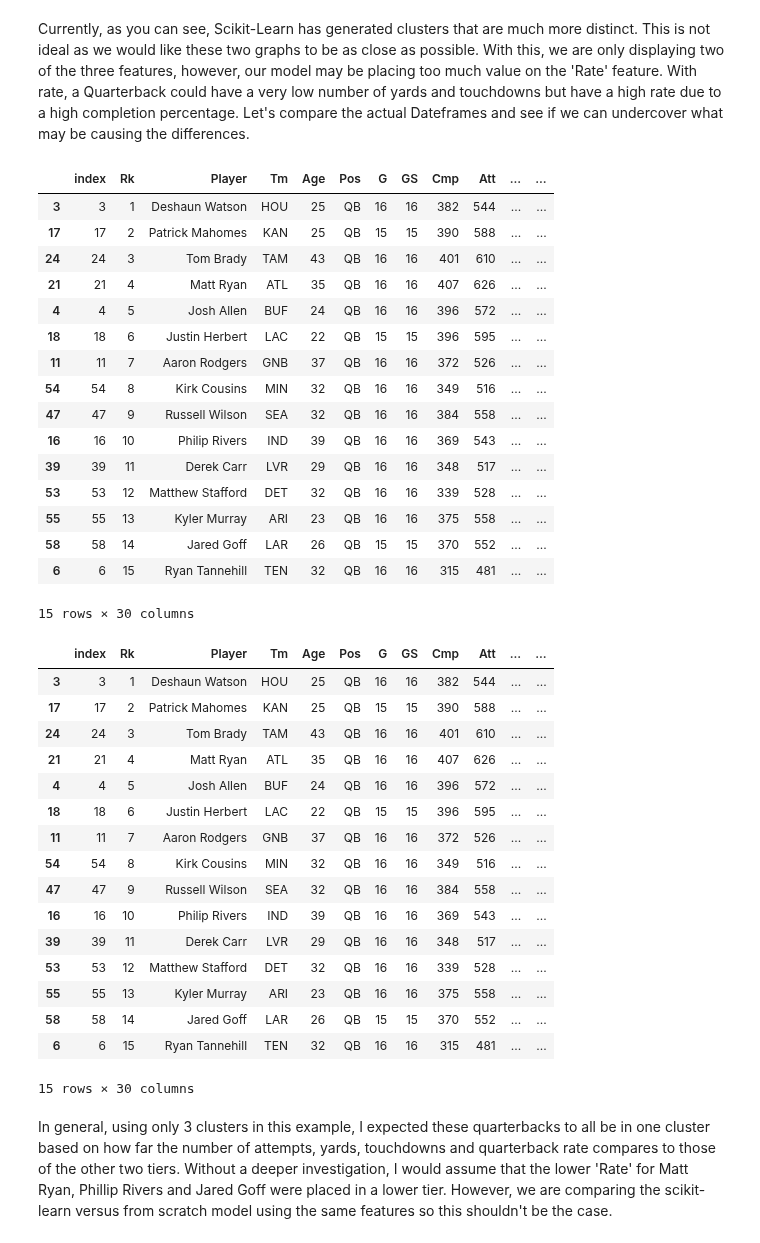
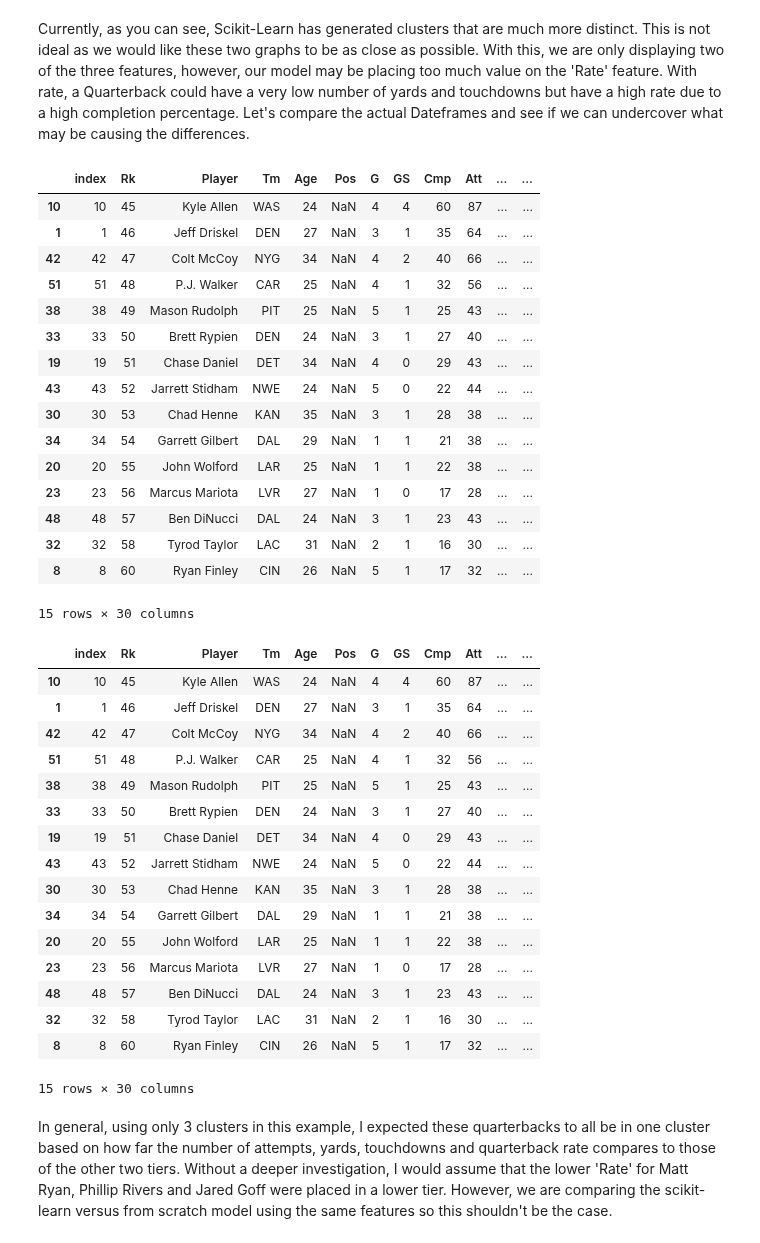
Before and after one commit to MatthewJohnson07/CS334-FinalProject, a Jupyter notebook: Gaussian Mixture Clustering Football Tiers.ipynb, the cells around one changed output. Drawn from its saved outputs; the diff is of its cells as text; code cells hidden in the pictures.

```diff
--- a/Gaussian Mixture Clustering Football Tiers.ipynb
+++ b/Gaussian Mixture Clustering Football Tiers.ipynb
@@ -429,44 +432,44 @@ plt.show()
 # %% [markdown]
 Currently, as you can see, Scikit-Learn has generated clusters that are much more distinct. This is not ideal as we would like these two graphs to be as close as possible. With this, we are only displaying two of the three features, however, our model may be placing too much value on the 'Rate' feature. With rate, a Quarterback could have a very low number of yards and touchdowns but have a high rate due to a high completion percentage. Let's compare the actual Dateframes and see if we can undercover what may be causing the differences.
 # %%
-scikit_qbs.sort_values(by = 'Rk').head(15)
+scikit_qbs.sort_values(by = 'Rk').tail(15)
 # %% [output]
 |  | index | Rk | Player | Tm | Age | Pos | G | GS | Cmp | Att | ... | ... |
-| 3 | 3 | 1 | Deshaun Watson | HOU | 25 | QB | 16 | 16 | 382 | 544 | ... | ... |
-| 17 | 17 | 2 | Patrick Mahomes | KAN | 25 | QB | 15 | 15 | 390 | 588 | ... | ... |
-| 24 | 24 | 3 | Tom Brady | TAM | 43 | QB | 16 | 16 | 401 | 610 | ... | ... |
-| 21 | 21 | 4 | Matt Ryan | ATL | 35 | QB | 16 | 16 | 407 | 626 | ... | ... |
-| 4 | 4 | 5 | Josh Allen | BUF | 24 | QB | 16 | 16 | 396 | 572 | ... | ... |
-| 18 | 18 | 6 | Justin Herbert | LAC | 22 | QB | 15 | 15 | 396 | 595 | ... | ... |
-| 11 | 11 | 7 | Aaron Rodgers | GNB | 37 | QB | 16 | 16 | 372 | 526 | ... | ... |
-| 54 | 54 | 8 | Kirk Cousins | MIN | 32 | QB | 16 | 16 | 349 | 516 | ... | ... |
-| 47 | 47 | 9 | Russell Wilson | SEA | 32 | QB | 16 | 16 | 384 | 558 | ... | ... |
-| 16 | 16 | 10 | Philip Rivers | IND | 39 | QB | 16 | 16 | 369 | 543 | ... | ... |
-| 39 | 39 | 11 | Derek Carr | LVR | 29 | QB | 16 | 16 | 348 | 517 | ... | ... |
-| 53 | 53 | 12 | Matthew Stafford | DET | 32 | QB | 16 | 16 | 339 | 528 | ... | ... |
-| 55 | 55 | 13 | Kyler Murray | ARI | 23 | QB | 16 | 16 | 375 | 558 | ... | ... |
-| 58 | 58 | 14 | Jared Goff | LAR | 26 | QB | 15 | 15 | 370 | 552 | ... | ... |
-| 6 | 6 | 15 | Ryan Tannehill | TEN | 32 | QB | 16 | 16 | 315 | 481 | ... | ... |
+| 10 | 10 | 45 | Kyle Allen | WAS | 24 | NaN | 4 | 4 | 60 | 87 | ... | ... |
+| 1 | 1 | 46 | Jeff Driskel | DEN | 27 | NaN | 3 | 1 | 35 | 64 | ... | ... |
+| 42 | 42 | 47 | Colt McCoy | NYG | 34 | NaN | 4 | 2 | 40 | 66 | ... | ... |
+| 51 | 51 | 48 | P.J. Walker | CAR | 25 | NaN | 4 | 1 | 32 | 56 | ... | ... |
+| 38 | 38 | 49 | Mason Rudolph | PIT | 25 | NaN | 5 | 1 | 25 | 43 | ... | ... |
+| 33 | 33 | 50 | Brett Rypien | DEN | 24 | NaN | 3 | 1 | 27 | 40 | ... | ... |
+| 19 | 19 | 51 | Chase Daniel | DET | 34 | NaN | 4 | 0 | 29 | 43 | ... | ... |
+| 43 | 43 | 52 | Jarrett Stidham | NWE | 24 | NaN | 5 | 0 | 22 | 44 | ... | ... |
+| 30 | 30 | 53 | Chad Henne | KAN | 35 | NaN | 3 | 1 | 28 | 38 | ... | ... |
+| 34 | 34 | 54 | Garrett Gilbert | DAL | 29 | NaN | 1 | 1 | 21 | 38 | ... | ... |
+| 20 | 20 | 55 | John Wolford | LAR | 25 | NaN | 1 | 1 | 22 | 38 | ... | ... |
+| 23 | 23 | 56 | Marcus Mariota | LVR | 27 | NaN | 1 | 0 | 17 | 28 | ... | ... |
+| 48 | 48 | 57 | Ben DiNucci | DAL | 24 | NaN | 3 | 1 | 23 | 43 | ... | ... |
+| 32 | 32 | 58 | Tyrod Taylor | LAC | 31 | NaN | 2 | 1 | 16 | 30 | ... | ... |
+| 8 | 8 | 60 | Ryan Finley | CIN | 26 | NaN | 5 | 1 | 17 | 32 | ... | ... |
 15 rows × 30 columns
 # %%
-new_qbs.sort_values(by = 'Rk').head(15)
+new_qbs.sort_values(by = 'Rk').tail(15)
 # %% [output]
 |  | index | Rk | Player | Tm | Age | Pos | G | GS | Cmp | Att | ... | ... |
-| 3 | 3 | 1 | Deshaun Watson | HOU | 25 | QB | 16 | 16 | 382 | 544 | ... | ... |
-| 17 | 17 | 2 | Patrick Mahomes | KAN | 25 | QB | 15 | 15 | 390 | 588 | ... | ... |
-| 24 | 24 | 3 | Tom Brady | TAM | 43 | QB | 16 | 16 | 401 | 610 | ... | ... |
-| 21 | 21 | 4 | Matt Ryan | ATL | 35 | QB | 16 | 16 | 407 | 626 | ... | ... |
-| 4 | 4 | 5 | Josh Allen | BUF | 24 | QB | 16 | 16 | 396 | 572 | ... | ... |
-| 18 | 18 | 6 | Justin Herbert | LAC | 22 | QB | 15 | 15 | 396 | 595 | ... | ... |
-| 11 | 11 | 7 | Aaron Rodgers | GNB | 37 | QB | 16 | 16 | 372 | 526 | ... | ... |
-| 54 | 54 | 8 | Kirk Cousins | MIN | 32 | QB | 16 | 16 | 349 | 516 | ... | ... |
-| 47 | 47 | 9 | Russell Wilson | SEA | 32 | QB | 16 | 16 | 384 | 558 | ... | ... |
-| 16 | 16 | 10 | Philip Rivers | IND | 39 | QB | 16 | 16 | 369 | 543 | ... | ... |
-| 39 | 39 | 11 | Derek Carr | LVR | 29 | QB | 16 | 16 | 348 | 517 | ... | ... |
-| 53 | 53 | 12 | Matthew Stafford | DET | 32 | QB | 16 | 16 | 339 | 528 | ... | ... |
-| 55 | 55 | 13 | Kyler Murray | ARI | 23 | QB | 16 | 16 | 375 | 558 | ... | ... |
-| 58 | 58 | 14 | Jared Goff | LAR | 26 | QB | 15 | 15 | 370 | 552 | ... | ... |
-| 6 | 6 | 15 | Ryan Tannehill | TEN | 32 | QB | 16 | 16 | 315 | 481 | ... | ... |
+| 10 | 10 | 45 | Kyle Allen | WAS | 24 | NaN | 4 | 4 | 60 | 87 | ... | ... |
+| 1 | 1 | 46 | Jeff Driskel | DEN | 27 | NaN | 3 | 1 | 35 | 64 | ... | ... |
+| 42 | 42 | 47 | Colt McCoy | NYG | 34 | NaN | 4 | 2 | 40 | 66 | ... | ... |
+| 51 | 51 | 48 | P.J. Walker | CAR | 25 | NaN | 4 | 1 | 32 | 56 | ... | ... |
+| 38 | 38 | 49 | Mason Rudolph | PIT | 25 | NaN | 5 | 1 | 25 | 43 | ... | ... |
+| 33 | 33 | 50 | Brett Rypien | DEN | 24 | NaN | 3 | 1 | 27 | 40 | ... | ... |
+| 19 | 19 | 51 | Chase Daniel | DET | 34 | NaN | 4 | 0 | 29 | 43 | ... | ... |
+| 43 | 43 | 52 | Jarrett Stidham | NWE | 24 | NaN | 5 | 0 | 22 | 44 | ... | ... |
+| 30 | 30 | 53 | Chad Henne | KAN | 35 | NaN | 3 | 1 | 28 | 38 | ... | ... |
+| 34 | 34 | 54 | Garrett Gilbert | DAL | 29 | NaN | 1 | 1 | 21 | 38 | ... | ... |
+| 20 | 20 | 55 | John Wolford | LAR | 25 | NaN | 1 | 1 | 22 | 38 | ... | ... |
+| 23 | 23 | 56 | Marcus Mariota | LVR | 27 | NaN | 1 | 0 | 17 | 28 | ... | ... |
+| 48 | 48 | 57 | Ben DiNucci | DAL | 24 | NaN | 3 | 1 | 23 | 43 | ... | ... |
+| 32 | 32 | 58 | Tyrod Taylor | LAC | 31 | NaN | 2 | 1 | 16 | 30 | ... | ... |
+| 8 | 8 | 60 | Ryan Finley | CIN | 26 | NaN | 5 | 1 | 17 | 32 | ... | ... |
 15 rows × 30 columns
 # %% [markdown]
 In general, using only 3 clusters in this example, I expected these quarterbacks to all be in one cluster based on how far the number of attempts, yards, touchdowns and quarterback rate compares to those of the other two tiers. Without a deeper investigation, I would assume that the lower 'Rate' for Matt Ryan, Phillip Rivers and Jared Goff were placed in a lower tier. However, we are comparing the scikit-learn versus from scratch model using the same features so this shouldn't be the case.
```
Also changed, not shown: parts of 2 cells of this notebook.
